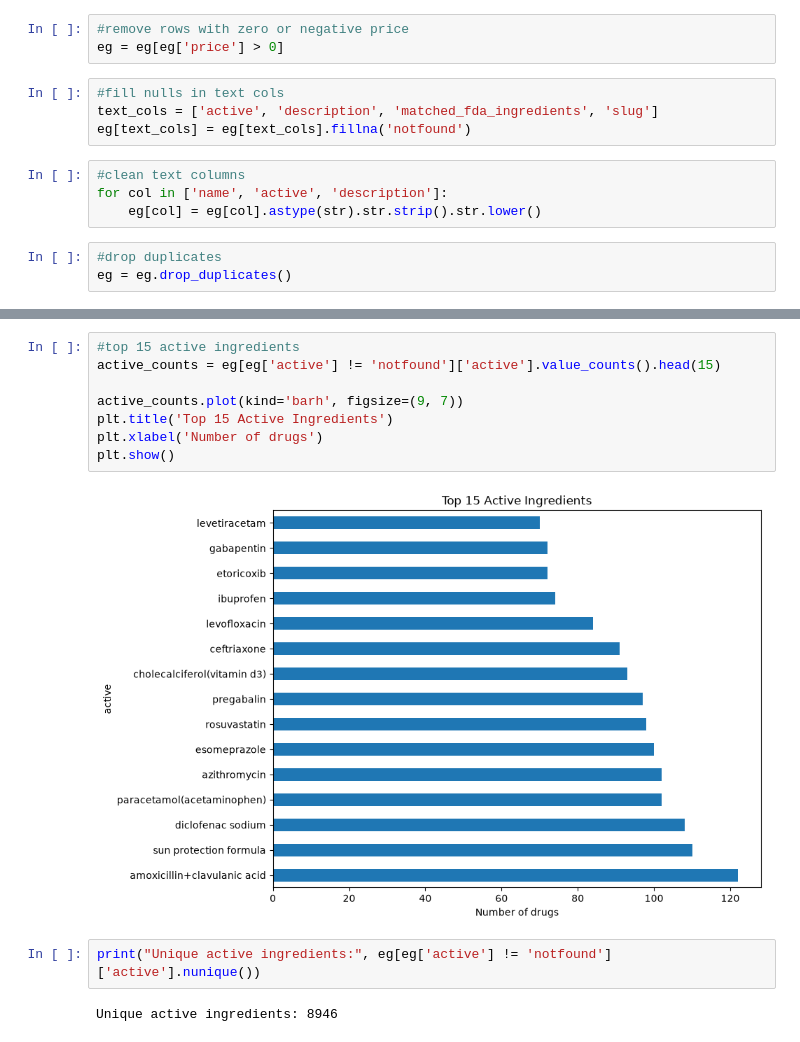
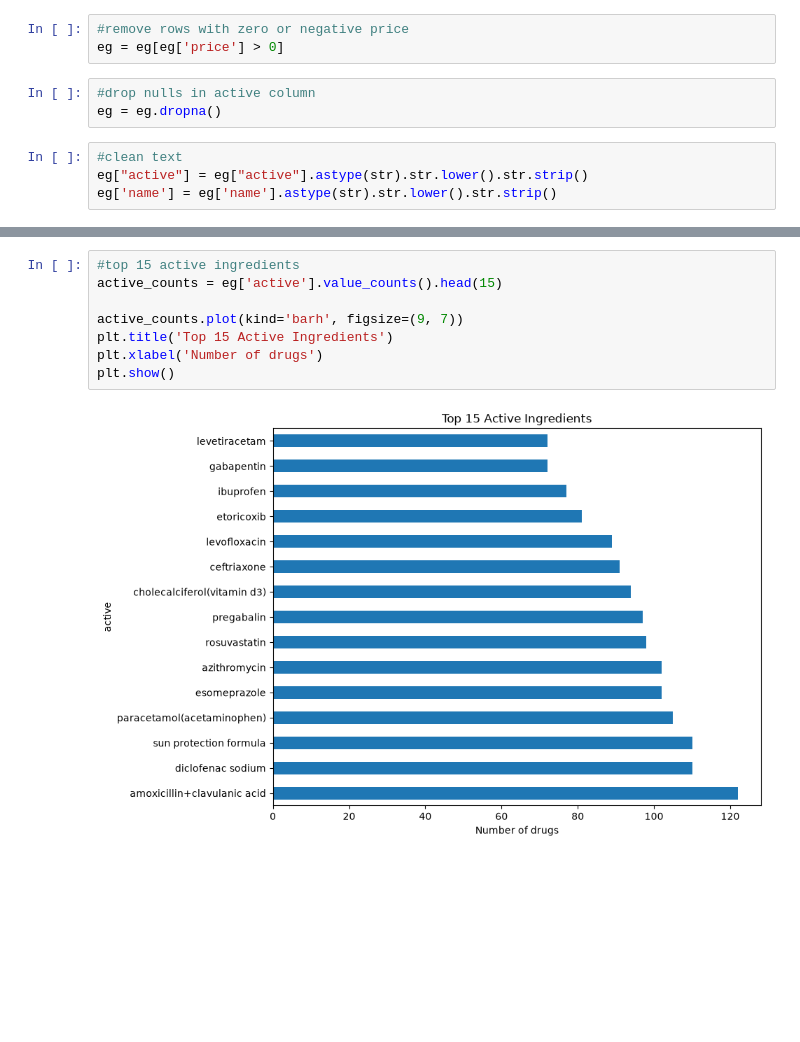
Before and after one commit to Nada-Ssalem/DEPI-Final-project, a Jupyter notebook: note book/eg_EDA.ipynb, the cells around one changed output, grey strips where cells are left out. Drawn from its saved outputs; the diff is of its cells as text; blank space fills up the shorter version.

```diff
--- a/note book/eg_EDA.ipynb
+++ b/note book/eg_EDA.ipynb
@@ -91,13 +86,9 @@ np.int64(122)
 #remove rows with zero or negative price
 eg = eg[eg['price'] > 0]
 # %%
-#fill nulls in text cols
-text_cols = ['active', 'description', 'matched_fda_ingredients', 'slug']
-eg[text_cols] = eg[text_cols].fillna('notfound')
+#drop nulls in active column
+eg = eg.dropna()
-# %%
-#clean text columns
-for col in ['name', 'active', 'description']:
-    eg[col] = eg[col].astype(str).str.strip().str.lower()
-# %%
-#drop duplicates
-eg = eg.drop_duplicates()
+# %%
+#clean text
+eg["active"] = eg["active"].astype(str).str.lower().str.strip()
+eg['name'] = eg['name'].astype(str).str.lower().str.strip()
@@ -177,14 +159,10 @@ plt.show()
 # %%
 #top 15 active ingredients
-active_counts = eg[eg['active'] != 'notfound']['active'].value_counts().head(15)
+active_counts = eg['active'].value_counts().head(15)
 
 active_counts.plot(kind='barh', figsize=(9, 7))
 plt.title('Top 15 Active Ingredients')
 plt.xlabel('Number of drugs')
 plt.show()
 # %% [output]
-[figure, old version]
+[figure, new version]
-# %%
-print("Unique active ingredients:", eg[eg['active'] != 'notfound']['active'].nunique())
-# %% [output]
-Unique active ingredients: 8946
```
Also changed, not shown: parts of 20 cells of this notebook, 18 other files.
